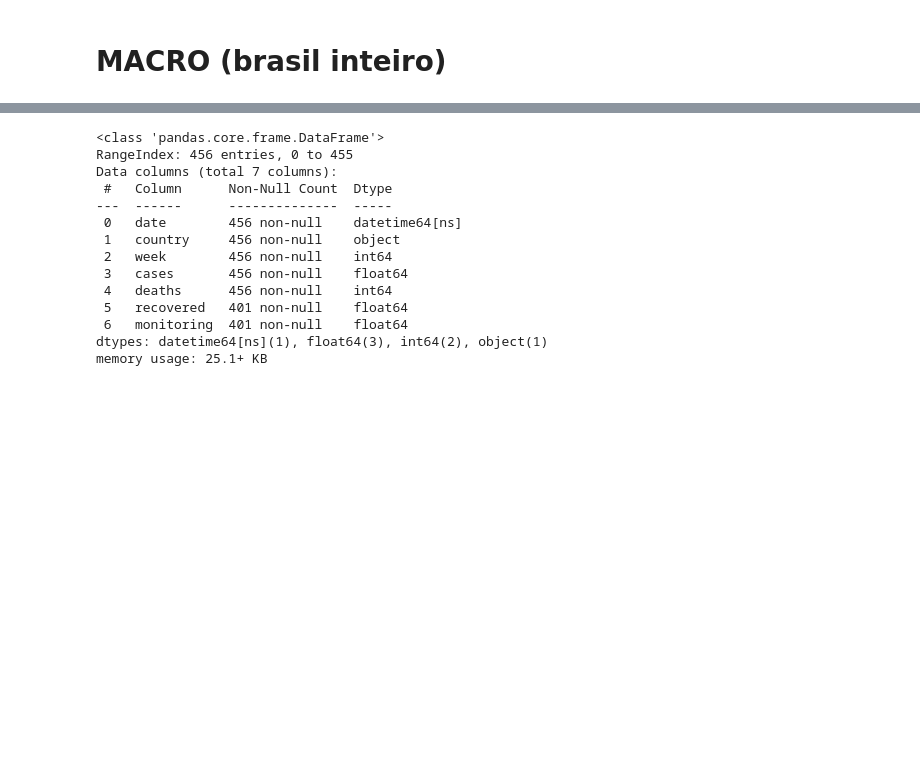
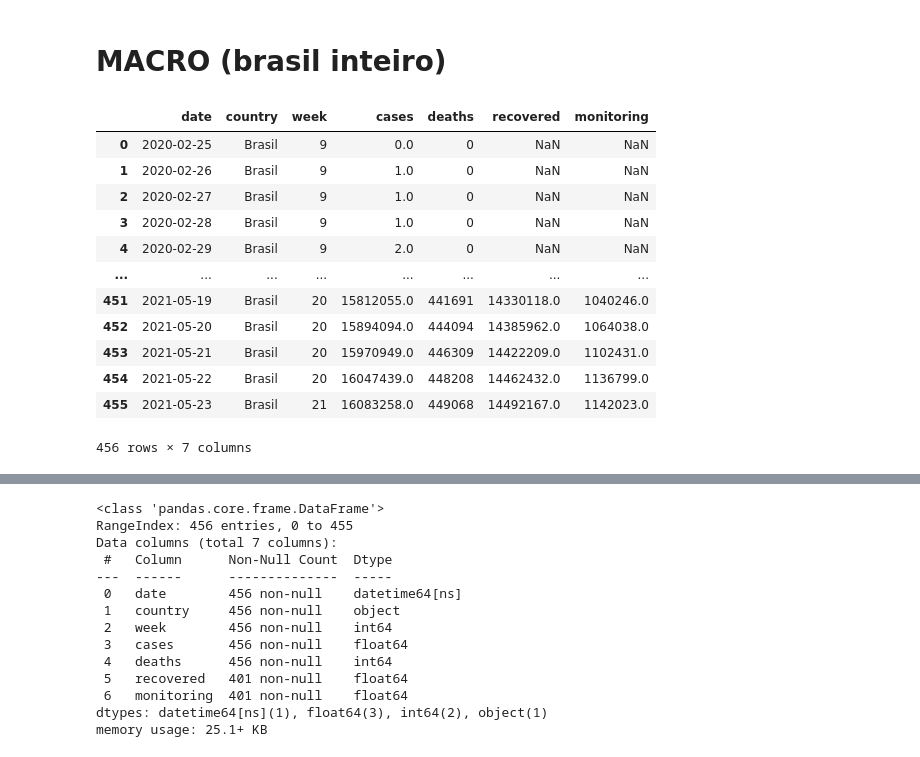
Before and after one commit to levyvix/kaggle_extract, a Jupyter notebook: explore.ipynb, the cells around one changed output, grey strips where cells are left out. Saved outputs shown, nothing was run; the diff lists cells and outputs as text; code cells hidden in the pictures; blank space fills up the shorter version.

```diff
--- a/explore.ipynb
+++ b/explore.ipynb
@@ -4,6 +4,22 @@ import pandas as pd
 # MACRO (brasil inteiro)
 # %%
 macro = pd.read_csv("data/brazil_covid19_macro.csv")
+# %%
+macro
+# %% [output]
+|  | date | country | week | cases | deaths | recovered | monitoring |
+| 0 | 2020-02-25 | Brasil | 9 | 0.0 | 0 | NaN | NaN |
+| 1 | 2020-02-26 | Brasil | 9 | 1.0 | 0 | NaN | NaN |
+| 2 | 2020-02-27 | Brasil | 9 | 1.0 | 0 | NaN | NaN |
+| 3 | 2020-02-28 | Brasil | 9 | 1.0 | 0 | NaN | NaN |
+| 4 | 2020-02-29 | Brasil | 9 | 2.0 | 0 | NaN | NaN |
+| ... | ... | ... | ... | ... | ... | ... | ... |
+| 451 | 2021-05-19 | Brasil | 20 | 15812055.0 | 441691 | 14330118.0 | 1040246.0 |
+| 452 | 2021-05-20 | Brasil | 20 | 15894094.0 | 444094 | 14385962.0 | 1064038.0 |
+| 453 | 2021-05-21 | Brasil | 20 | 15970949.0 | 446309 | 14422209.0 | 1102431.0 |
+| 454 | 2021-05-22 | Brasil | 20 | 16047439.0 | 448208 | 14462432.0 | 1136799.0 |
+| 455 | 2021-05-23 | Brasil | 21 | 16083258.0 | 449068 | 14492167.0 | 1142023.0 |
+456 rows × 7 columns
 # %%
 macro = (
     macro
```
Also changed, not shown: parts of 4 cells of this notebook.
